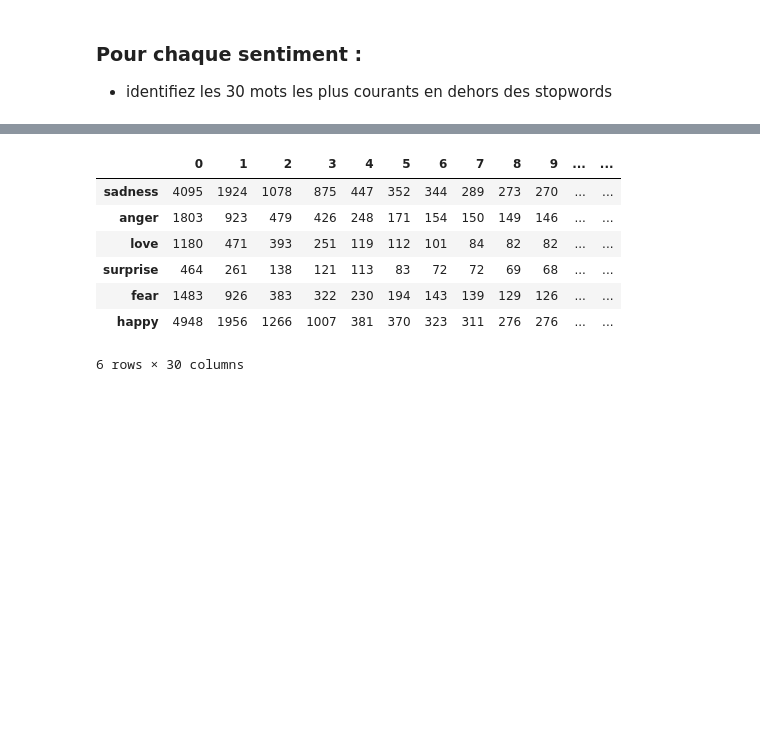
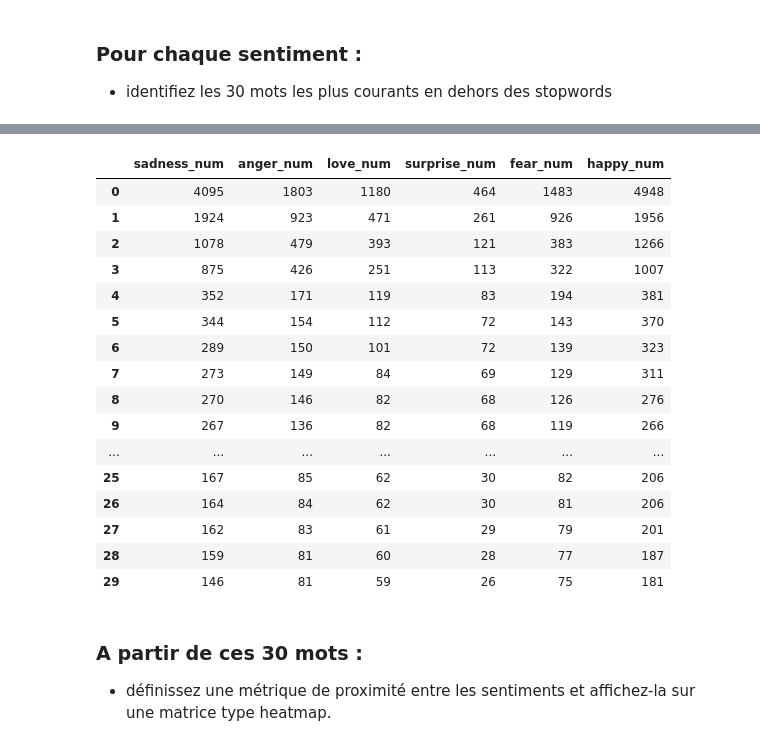
Before and after one commit to Evgeni1494/NLP_Psy, a Jupyter notebook: Analyse_NLP.ipynb, the cells around one changed output, grey strips where cells are left out. Cells and saved outputs as stored; diff of their text form; code cells hidden in the pictures; blank space fills up the shorter version.

```diff
--- a/Analyse_NLP.ipynb
+++ b/Analyse_NLP.ipynb
@@ -162,32 +198,53 @@ text_top30_words
 # %%
 def get_top_words(text, n=30):
     tokens = word_tokenize(text)
     filtered_tokens = [word.lower() for word in tokens if word.lower() not in stopwords_list]
     word_counts = pd.Series(filtered_tokens).value_counts().rename_axis('Mots').reset_index(name='Occurrences')
     top_words = word_counts.head(n)
     return top_words
 
 emotion_data = {}
 
 # Itérer sur chaque émotion et obtenir les mots les plus courants
 for emotion in data['Emotion'].unique():
     group = data[data['Emotion'] == emotion]
     top_words = get_top_words(' '.join(group['Text'].tolist()))
     emotion_data[emotion] = top_words['Occurrences']
 
 # Créer un DataFrame à partir du dictionnaire des données d'émotion
 number_top30_words = pd.DataFrame(emotion_data)
 
-number_top30_words = number_top30_words.transpose()
+# number_top30_words = number_top30_words.transpose()
 
 # Afficher le DataFrame
+noms_nouveaux = {'sadness': 'sadness_num',
+                 'anger': 'anger_num',
+                 'love': 'love_num',
+                 'surprise': 'surprise_num',
+                 'fear': 'fear_num',
+                 'happy': 'happy_num'}
+number_top30_words.rename(columns=noms_nouveaux, inplace=True)
+
+# Afficher le DataFrame avec les colonnes renommées
 number_top30_words
 # %% [output]
-|  | 0 | 1 | 2 | 3 | 4 | 5 | 6 | 7 | 8 | 9 | ... | ... |
-| sadness | 4095 | 1924 | 1078 | 875 | 447 | 352 | 344 | 289 | 273 | 270 | ... | ... |
-| anger | 1803 | 923 | 479 | 426 | 248 | 171 | 154 | 150 | 149 | 146 | ... | ... |
-| love | 1180 | 471 | 393 | 251 | 119 | 112 | 101 | 84 | 82 | 82 | ... | ... |
-| surprise | 464 | 261 | 138 | 121 | 113 | 83 | 72 | 72 | 69 | 68 | ... | ... |
-| fear | 1483 | 926 | 383 | 322 | 230 | 194 | 143 | 139 | 129 | 126 | ... | ... |
-| happy | 4948 | 1956 | 1266 | 1007 | 381 | 370 | 323 | 311 | 276 | 276 | ... | ... |
+|  | sadness_num | anger_num | love_num | surprise_num | fear_num | happy_num |
+| 0 | 4095 | 1803 | 1180 | 464 | 1483 | 4948 |
+| 1 | 1924 | 923 | 471 | 261 | 926 | 1956 |
+| 2 | 1078 | 479 | 393 | 121 | 383 | 1266 |
+| 3 | 875 | 426 | 251 | 113 | 322 | 1007 |
+| 4 | 352 | 171 | 119 | 83 | 194 | 381 |
+| 5 | 344 | 154 | 112 | 72 | 143 | 370 |
+| 6 | 289 | 150 | 101 | 72 | 139 | 323 |
+| 7 | 273 | 149 | 84 | 69 | 129 | 311 |
+| 8 | 270 | 146 | 82 | 68 | 126 | 276 |
+| 9 | 267 | 136 | 82 | 68 | 119 | 266 |
+| ... | ... | ... | ... | ... | ... | ... |
+| 25 | 167 | 85 | 62 | 30 | 82 | 206 |
+| 26 | 164 | 84 | 62 | 30 | 81 | 206 |
+| 27 | 162 | 83 | 61 | 29 | 79 | 201 |
+| 28 | 159 | 81 | 60 | 28 | 77 | 187 |
+| 29 | 146 | 81 | 59 | 26 | 75 | 181 |
-6 rows × 30 columns
+# %% [markdown]
+### A partir de ces 30 mots :
+ - définissez une métrique de proximité entre les sentiments et affichez-la sur une matrice type heatmap.
```
Also changed, not shown: parts of 21 cells of this notebook, 7 other files.
